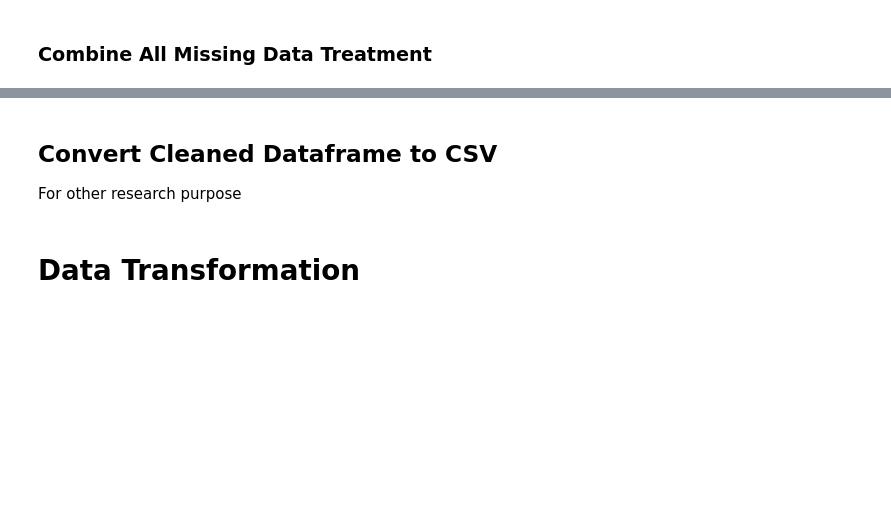
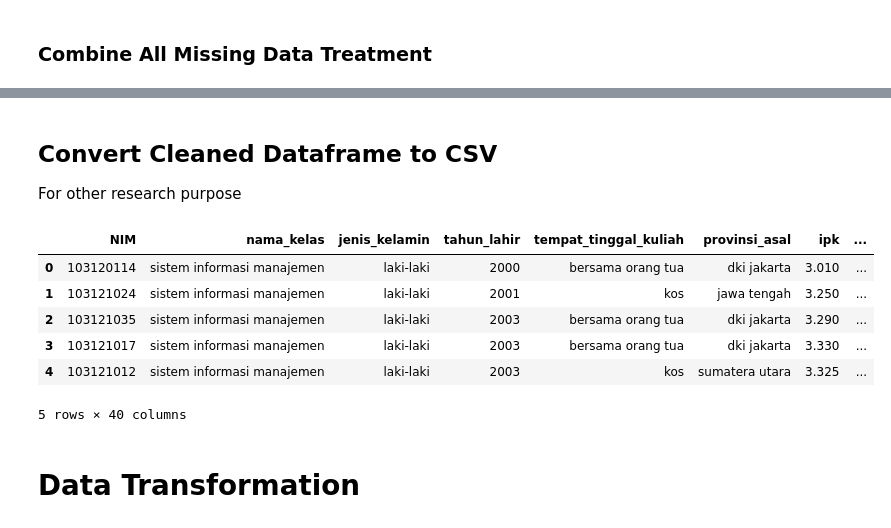
Before and after one commit to arsyadCode/ProjekTA_UPERESEARCH, a Jupyter notebook: Udin/Preprocessing Data Quisioner.ipynb, the cells around one changed output, grey strips where cells are left out. Cells and saved outputs as stored; diff of their text form; code cells hidden in the pictures; blank space fills up the shorter version.

```diff
--- a/Udin/Preprocessing Data Quisioner.ipynb
+++ b/Udin/Preprocessing Data Quisioner.ipynb
@@ -1637,7 +1640,3 @@ estimasi_waktu_perjalanan_ke_kampus    False
 durasi_bekerja_selama_kuliah           False
 tipe_pekerjaan_selama_kuliah           False
 dtype: bool
-# %% [markdown]
-## Convert Cleaned Dataframe to CSV
-
-For other research purpose
@@ -1646,3 +1643,19 @@ df_cleaned.to_csv('data_kuisioner_mahasiswa_cleaned.csv', index=False)
+# %% [markdown]
+## Convert Cleaned Dataframe to CSV
+
+For other research purpose
+# %%
+display(df_cleaned.head())
+
+df_cleaned.to_csv('data_kuisioner_mahasiswa_cleaned.csv', index=False)
+# %% [output]
+|  | NIM | nama_kelas | jenis_kelamin | tahun_lahir | tempat_tinggal_kuliah | provinsi_asal | ipk | ... |
+| 0 | 103120114 | sistem informasi manajemen | laki-laki | 2000 | bersama orang tua | dki jakarta | 3.010 | ... |
+| 1 | 103121024 | sistem informasi manajemen | laki-laki | 2001 | kos | jawa tengah | 3.250 | ... |
+| 2 | 103121035 | sistem informasi manajemen | laki-laki | 2003 | bersama orang tua | dki jakarta | 3.290 | ... |
+| 3 | 103121017 | sistem informasi manajemen | laki-laki | 2003 | bersama orang tua | dki jakarta | 3.330 | ... |
+| 4 | 103121012 | sistem informasi manajemen | laki-laki | 2003 | kos | sumatera utara | 3.325 | ... |
+5 rows × 40 columns
 # %% [markdown]
 # Data Transformation
 # %%
```
Also changed, not shown: parts of 38 cells of this notebook, 1 other file.
